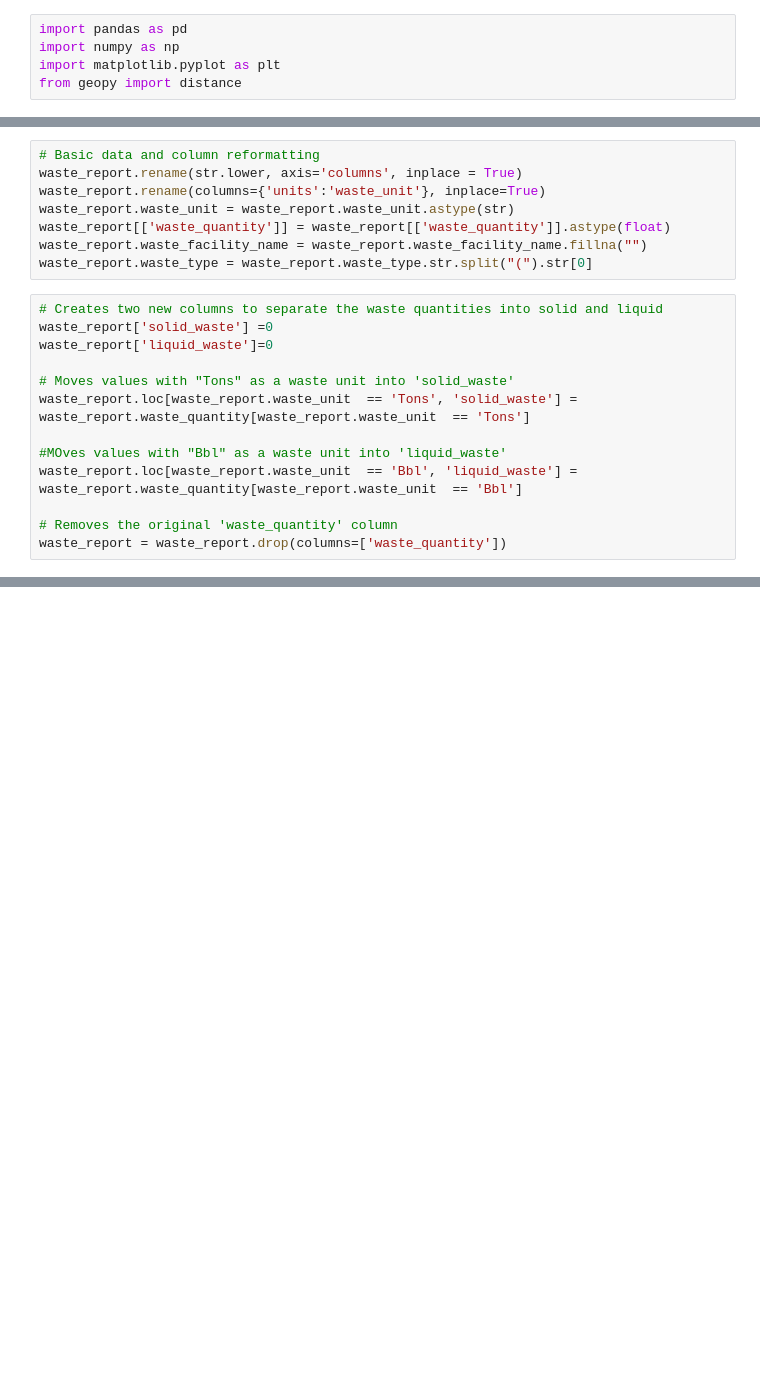
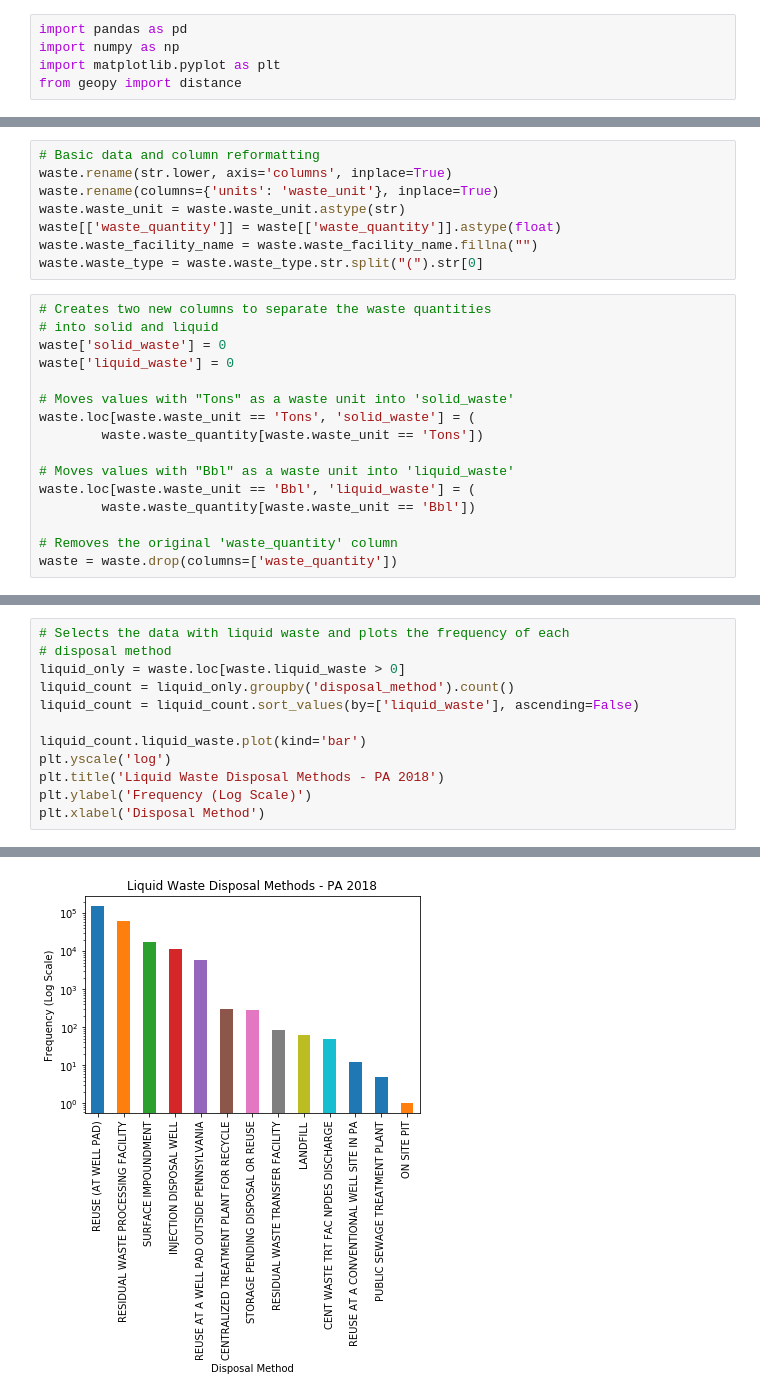
Before and after one commit to foz306/PA-Oil-and-Gas-Waste-Analysis, a Jupyter notebook: Oil and Gas Waste.ipynb, the cells around one changed output, grey strips where cells are left out. Saved outputs shown, nothing was run; the diff lists cells and outputs as text; blank space fills up the shorter version.

Commit message:
Updated Jupyter Notebook
I found that Jupyter Notebooks aren't practical for version control.  Moving forward the Jupyter file will only be occasionally updated

```diff
--- a/Oil and Gas Waste.ipynb
+++ b/Oil and Gas Waste.ipynb
@@ -12,22 +15,25 @@ waste_report = pd.read_csv('Well Waste 2018 - Partial.csv', encoding='iso-8859-1
 # %%
 # Basic data and column reformatting
-waste_report.rename(str.lower, axis='columns', inplace = True)
-waste_report.rename(columns={'units':'waste_unit'}, inplace=True)
-waste_report.waste_unit = waste_report.waste_unit.astype(str)
-waste_report[['waste_quantity']] = waste_report[['waste_quantity']].astype(float)
-waste_report.waste_facility_name = waste_report.waste_facility_name.fillna("")
-waste_report.waste_type = waste_report.waste_type.str.split("(").str[0]
+waste.rename(str.lower, axis='columns', inplace=True)
+waste.rename(columns={'units': 'waste_unit'}, inplace=True)
+waste.waste_unit = waste.waste_unit.astype(str)
+waste[['waste_quantity']] = waste[['waste_quantity']].astype(float)
+waste.waste_facility_name = waste.waste_facility_name.fillna("")
+waste.waste_type = waste.waste_type.str.split("(").str[0]
 # %%
-# Creates two new columns to separate the waste quantities into solid and liquid
-waste_report['solid_waste'] =0
-waste_report['liquid_waste']=0
+# Creates two new columns to separate the waste quantities
+# into solid and liquid
+waste['solid_waste'] = 0
+waste['liquid_waste'] = 0
 
 # Moves values with "Tons" as a waste unit into 'solid_waste'
-waste_report.loc[waste_report.waste_unit  == 'Tons', 'solid_waste'] = waste_report.waste_quantity[waste_report.waste_unit  == 'Tons']
+waste.loc[waste.waste_unit == 'Tons', 'solid_waste'] = (
+        waste.waste_quantity[waste.waste_unit == 'Tons'])
 
-#MOves values with "Bbl" as a waste unit into 'liquid_waste'
-waste_report.loc[waste_report.waste_unit  == 'Bbl', 'liquid_waste'] = waste_report.waste_quantity[waste_report.waste_unit  == 'Bbl']
+# Moves values with "Bbl" as a waste unit into 'liquid_waste'
+waste.loc[waste.waste_unit == 'Bbl', 'liquid_waste'] = (
+        waste.waste_quantity[waste.waste_unit == 'Bbl'])
 
 # Removes the original 'waste_quantity' column
-waste_report = waste_report.drop(columns=['waste_quantity'])
+waste = waste.drop(columns=['waste_quantity'])
 # %%
@@ -93,0 +95,13 @@ waste_report.head()
+# %%
+# Selects the data with liquid waste and plots the frequency of each
+# disposal method
+liquid_only = waste.loc[waste.liquid_waste > 0]
+liquid_count = liquid_only.groupby('disposal_method').count()
+liquid_count = liquid_count.sort_values(by=['liquid_waste'], ascending=False)
+
+liquid_count.liquid_waste.plot(kind='bar')
+plt.yscale('log')
+plt.title('Liquid Waste Disposal Methods - PA 2018')
+plt.ylabel('Frequency (Log Scale)')
+plt.xlabel('Disposal Method')
+# %% [output]
@@ -93,0 +109 @@ waste_report.head()
+[figure, added]
```
Also changed, not shown: parts of 7 cells of this notebook.
